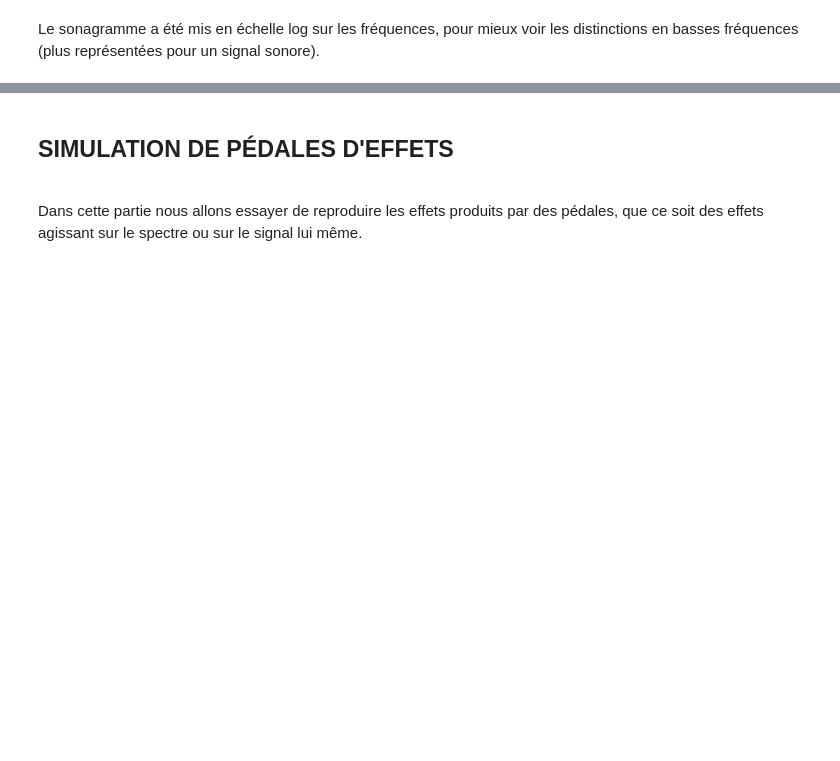
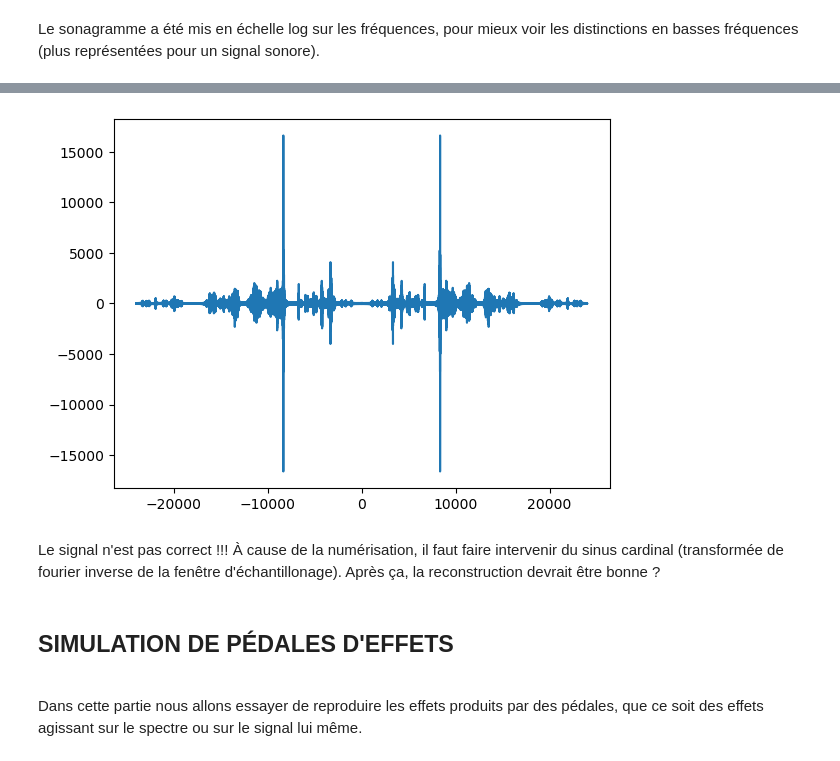
Before and after one commit to arsene-seuillot/BLINK, a Jupyter notebook: BLINK.ipynb, the cells around one changed output, grey strips where cells are left out. Drawn from its saved outputs; the diff is of its cells as text; code cells hidden in the pictures; blank space fills up the shorter version.

```diff
--- a/BLINK.ipynb
+++ b/BLINK.ipynb
@@ -141,3 +167,12 @@ ValueError: x and y must have same first dimension, but have shapes (284672,) an
+# %%
+# On affiche enfin le signal reconstruit :
+Y_rec, L_freq_rec = TF_extrait(sig,sr)
+plt.plot(L_freq_rec,Y_rec)
+plt.show()
+# %% [output]
+[figure, added]
+# %% [markdown]
+Le signal n'est pas correct !!! À cause de la numérisation, il faut faire intervenir du sinus cardinal (transformée de fourier inverse de la fenêtre d'échantillonage). Après ça, la reconstruction devrait être bonne ?
 # %% [markdown]
 ## **SIMULATION DE PÉDALES D'EFFETS**
 \
```
Also changed, not shown: parts of 13 cells of this notebook, 22 other files.
